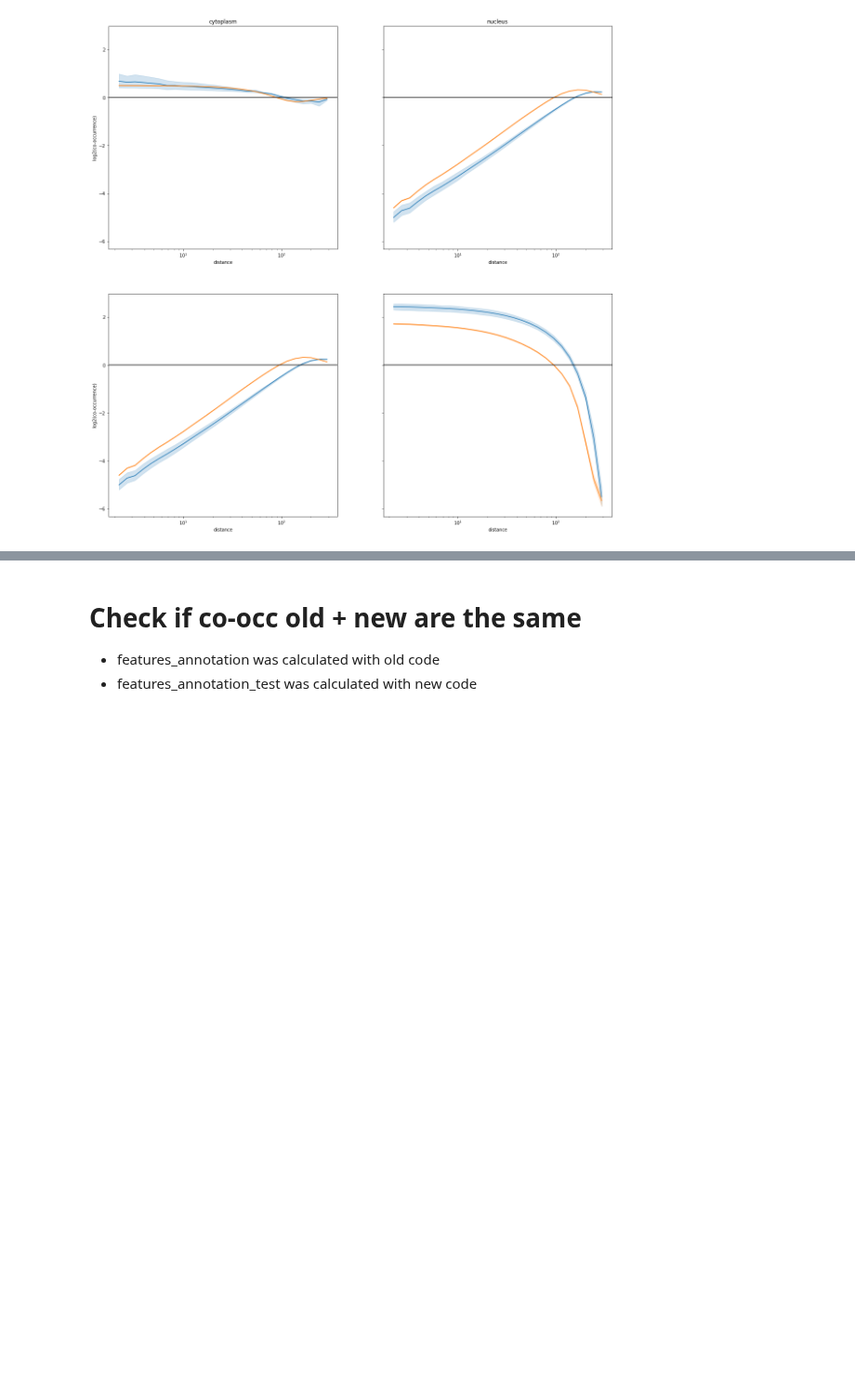
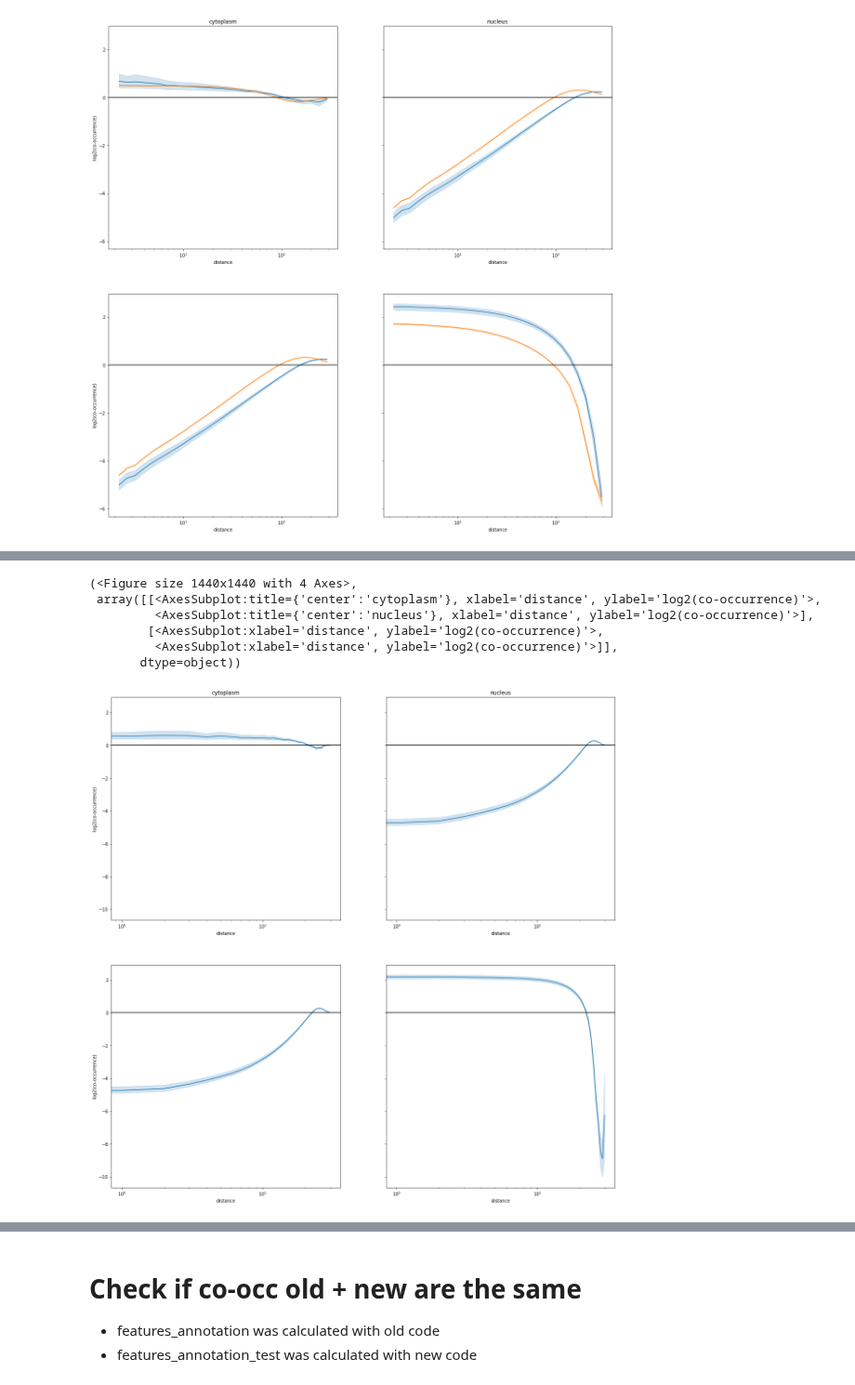
Before and after one commit to theislab/campa_ana, a Jupyter notebook: workflow/check_missing_co_occ.ipynb, the cells around one changed output, grey strips where cells are left out. Shown at 93% size. Cells and saved outputs as stored; diff of their text form; code cells hidden in the pictures; blank space fills up the shorter version.

```diff
--- a/workflow/check_missing_co_occ.ipynb
+++ b/workflow/check_missing_co_occ.ipynb
@@ -121,0 +124,9 @@ plot_co_occurrence_grid(adata, 'siRNA', condition_values=None, legend=False, ci=
+# %%
+data_dir = 'HeLa_SBF2/M18'
+
+# load adatas
+extr = FeatureExtractor.from_adata(f'/home/icb/hannah.spitzer/projects/pelkmans/local_experiments/NascentRNA_new/VAE_SBF2/CondVAE_siRNA-CC/aggregated/full_data/{data_dir}/features_seed3_annotation_cytoplasm.h5ad')
+print(extr._missing_co_occ_obj_ids())
+
+extr2 = FeatureExtractor.from_adata(f'/home/icb/hannah.spitzer/projects/pelkmans/local_experiments/NascentRNA_new/VAE_SBF2/CondVAE_siRNA-CC/aggregated/full_data/{data_dir}/features_seed3_annotation_cytoplasm2.h5ad')
+print(extr2._missing_co_occ_obj_ids())
@@ -121,0 +146,19 @@ plot_co_occurrence_grid(adata, 'siRNA', condition_values=None, legend=False, ci=
+# %%
+# create joint adata
+adata = extr.adata
+adata.uns['co_occurrence_params']['interval'] = np.concatenate([extr.adata.uns['co_occurrence_params']['interval'],
+                                                                extr2.adata.uns['co_occurrence_params']['interval'][1:]])
+for c1 in extr.clusters:
+    for c2 in extr.clusters:
+        adata.obsm[f'co_occurrence_{c1}_{c2}'] = pd.concat([extr.adata.obsm[f'co_occurrence_{c1}_{c2}'],
+                       extr2.adata.obsm[f'co_occurrence_{c1}_{c2}']], axis=1, ignore_index=True)
+# %%
+plot_co_occurrence_grid(adata, 'siRNA', condition_values=None, legend=False, ci=95, figsize=(20,20))
+# %% [output]
+(<Figure size 1440x1440 with 4 Axes>,
+ array([[<AxesSubplot:title={'center':'cytoplasm'}, xlabel='distance', ylabel='log2(co-occurrence)'>,
+         <AxesSubplot:title={'center':'nucleus'}, xlabel='distance', ylabel='log2(co-occurrence)'>],
+        [<AxesSubplot:xlabel='distance', ylabel='log2(co-occurrence)'>,
+         <AxesSubplot:xlabel='distance', ylabel='log2(co-occurrence)'>]],
+       dtype=object))
+[figure, added]
```
Also changed, not shown: parts of 7 cells of this notebook, 1 other file.
